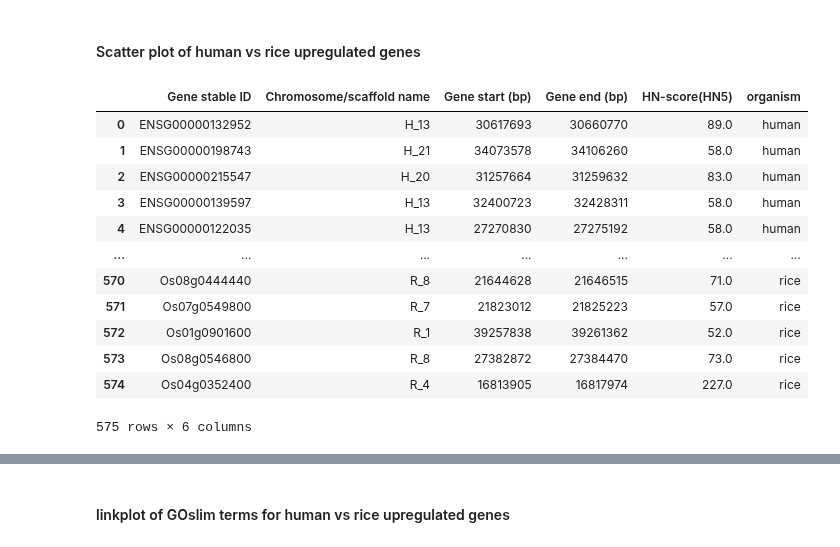
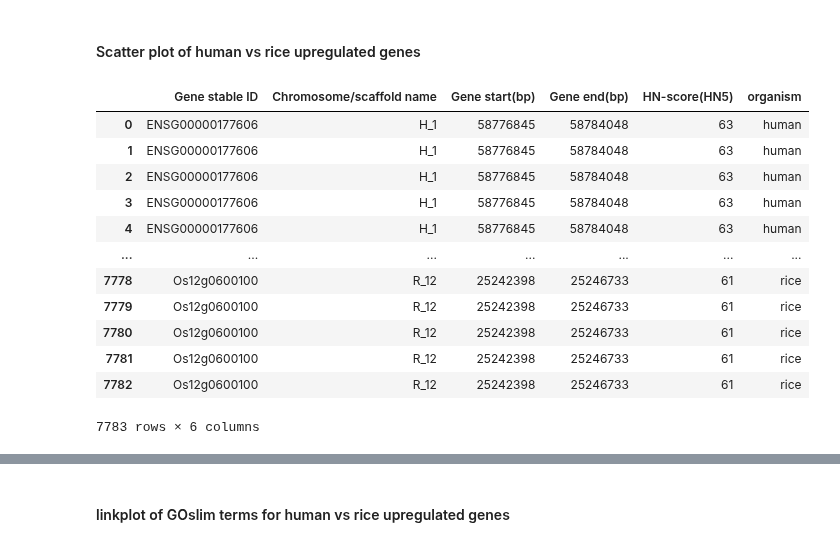
Before and after one commit to yonezawa-sora/pycircos_comaparative_species, a Jupyter notebook: circos_plot_go/circos_human_vs_rice_up.ipynb, the cells around one changed output, grey strips where cells are left out. Cells and saved outputs as stored; diff of their text form; code cells hidden in the pictures.

```diff
--- a/circos_plot_go/circos_human_vs_rice_up.ipynb
+++ b/circos_plot_go/circos_human_vs_rice_up.ipynb
@@ -20,24 +22,27 @@ direction = "UP"
 # define the input file
 HUMAN_CHROMOSOME = "../data/chromosome/chromosome_human.tsv"
 RICE_CHROMOSOME  = "../data/chromosome/chromosome_rice.tsv"
-#HN-score
-HUMAN_SCORE = "../data/human/human_position_up.tsv"
-RICE_SCORE  = "../data/rice_position_up.tsv"
+# combined data
+HUMAN_ANNOTATION = "../data/human_annotation/human_annotation_up.tsv"
+RICE_ANNOTATION  = "../data/rice_annotation/rice_annotation_up.tsv"
 # GOslim
-HUMAN_GOSLIM = "../data/human/biomart_human_goslim_R110.tsv" # release 110
-RICE_GOSLIM = "../data/biomart_rice_goslim_R56.tsv" # release 56
+HUMAN_GOSLIM = "../data/biomart_goslim/biomart_human_goslim_R110.tsv" # release 110
+RICE_GOSLIM = "../data/biomart_goslim/biomart_rice_goslim_R56.tsv" # release 56
 
 
+now = datetime.datetime.now()
+directory = f'../data/circos_result_{direction}_{now.strftime("%y%m")}'
+os.makedirs(directory, exist_ok=True)
+
 # define the output file
-COMBINED_CHROMOSOME = "../data/chromosome/HR_combined.tsv"
-COMBINED_SCORE = f"../data/HR_combined_score_{direction}.tsv"
-HUMAN_NO_ANNOTATION = f"../data/human/human_goslim_noannotation_{direction}.tsv"
-HUMAN_EXTRACT_GOSLIM_GENE = f"../data/human/human_goslim_{direction}.tsv"
-RICE_NO_ANNOTATION = f"../data/rice_goslim_noannotation_{direction}.tsv"
-RICE_EXTRACT_GOSLIM_GENE = f"../data/rice_goslim_{direction}.tsv"
-
-COMBINED_GOSLIM = f"../data/merged_goslim_{direction}.tsv"
-COMBINED_GOSLIM_SORTED = f"../data/merged_goslim_sorted_{direction}.tsv"
+COMBINED_CHROMOSOME = f"../data/{directory}/HR_combined.tsv"
+COMBINED_SCORE = f"../data/{directory}/HR_combined_score_{direction}.tsv"
+HUMAN_NO_ANNOTATION = f"../data/{directory}/human_goslim_noannotation_{direction}.tsv"
+HUMAN_EXTRACT_GOSLIM_GENE = f"../data/{directory}/human_goslim_{direction}.tsv"
+RICE_NO_ANNOTATION = f"../data/{directory}/rice_goslim_noannotation_{direction}.tsv"
+RICE_EXTRACT_GOSLIM_GENE = f"../data/{directory}/rice_goslim_{direction}.tsv"
+COMBINED_GOSLIM = f"../data/{directory}/merged_goslim_{direction}.tsv"
+COMBINED_GOSLIM_SORTED = f"../data/{directory}/merged_goslim_sorted_{direction}.tsv"
 # %%
 #organism = "human"
 df = pd.read_csv(HUMAN_CHROMOSOME, sep='\t')
@@ -137,46 +142,46 @@ circle.figure
 #### Scatter plot of human vs rice upregulated genes
 # %%
 #organism = "human"
-df_h_score = pd.read_csv(HUMAN_SCORE, sep='\t')
+df_h_score = pd.read_csv(HUMAN_ANNOTATION, sep='\t')
 df_h_score_subset = df_h_score[['Gene stable ID',
                         'Chromosome/scaffold name',
-                        'Gene start (bp)',
-                        'Gene end (bp)',
+                        'Gene start(bp)',
+                        'Gene end(bp)',
                         'HN-score(HN5)']].copy()
 df_h_score_subset['Chromosome/scaffold name'] = 'H_' + df_h_score_subset['Chromosome/scaffold name'].astype(str)
 df_h_score_subset['organism'] = 'human'# assign the tag
 
 
 # organism = "rice"
-df_r_score = pd.read_csv(RICE_SCORE, sep='\t')
+df_r_score = pd.read_csv(RICE_ANNOTATION, sep='\t')
 df_r_score_subset = df_r_score[['Gene stable ID',
                         'Chromosome/scaffold name',
-                        'Gene start (bp)',
-                        'Gene end (bp)',
+                        'Gene start(bp)',
+                        'Gene end(bp)',
                         'HN-score(HN5)']].copy()
 df_r_score_subset['Chromosome/scaffold name'] = 'R_' + df_r_score_subset['Chromosome/scaffold name'].astype(str)
 df_r_score_subset['organism'] = 'rice'# assign the tag
 
 
 # combined human and rice DataFrame
 combined_df_score = pd.concat([df_h_score_subset, df_r_score_subset])
 combined_df_score.reset_index(drop=True, inplace=True)
 combined_df_score.to_csv(COMBINED_SCORE, sep='\t', index=False)
 display(combined_df_score)
 # %% [output]
-|  | Gene stable ID | Chromosome/scaffold name | Gene start (bp) | Gene end (bp) | HN-score(HN5) | organism |
-| 0 | ENSG00000132952 | H_13 | 30617693 | 30660770 | 89.0 | human |
-| 1 | ENSG00000198743 | H_21 | 34073578 | 34106260 | 58.0 | human |
-| 2 | ENSG00000215547 | H_20 | 31257664 | 31259632 | 83.0 | human |
-| 3 | ENSG00000139597 | H_13 | 32400723 | 32428311 | 58.0 | human |
-| 4 | ENSG00000122035 | H_13 | 27270830 | 27275192 | 58.0 | human |
+|  | Gene stable ID | Chromosome/scaffold name | Gene start(bp) | Gene end(bp) | HN-score(HN5) | organism |
+| 0 | ENSG00000177606 | H_1 | 58776845 | 58784048 | 63 | human |
+| 1 | ENSG00000177606 | H_1 | 58776845 | 58784048 | 63 | human |
+| 2 | ENSG00000177606 | H_1 | 58776845 | 58784048 | 63 | human |
+| 3 | ENSG00000177606 | H_1 | 58776845 | 58784048 | 63 | human |
+| 4 | ENSG00000177606 | H_1 | 58776845 | 58784048 | 63 | human |
 | ... | ... | ... | ... | ... | ... | ... |
-| 570 | Os08g0444440 | R_8 | 21644628 | 21646515 | 71.0 | rice |
-| 571 | Os07g0549800 | R_7 | 21823012 | 21825223 | 57.0 | rice |
-| 572 | Os01g0901600 | R_1 | 39257838 | 39261362 | 52.0 | rice |
-| 573 | Os08g0546800 | R_8 | 27382872 | 27384470 | 73.0 | rice |
-| 574 | Os04g0352400 | R_4 | 16813905 | 16817974 | 227.0 | rice |
+| 7778 | Os12g0600100 | R_12 | 25242398 | 25246733 | 61 | rice |
+| 7779 | Os12g0600100 | R_12 | 25242398 | 25246733 | 61 | rice |
+| 7780 | Os12g0600100 | R_12 | 25242398 | 25246733 | 61 | rice |
+| 7781 | Os12g0600100 | R_12 | 25242398 | 25246733 | 61 | rice |
+| 7782 | Os12g0600100 | R_12 | 25242398 | 25246733 | 61 | rice |
-575 rows × 6 columns
+7783 rows × 6 columns
 # %%
 # Initialize
 arcdata_dict = collections.defaultdict(dict)
```
Also changed, not shown: parts of 9 cells of this notebook, 5 other files.
